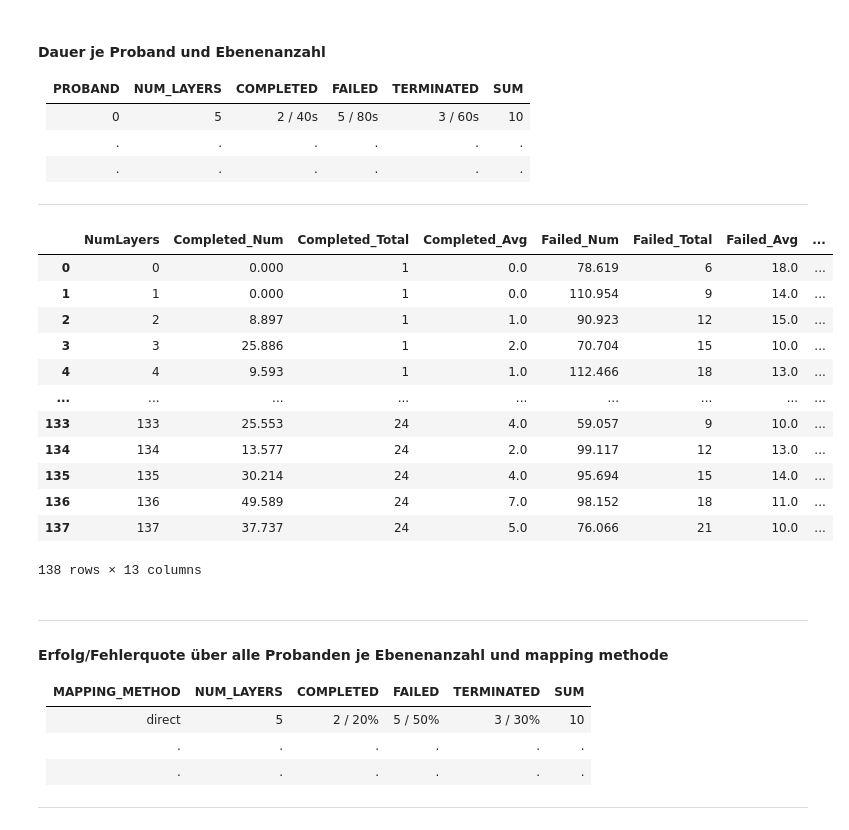
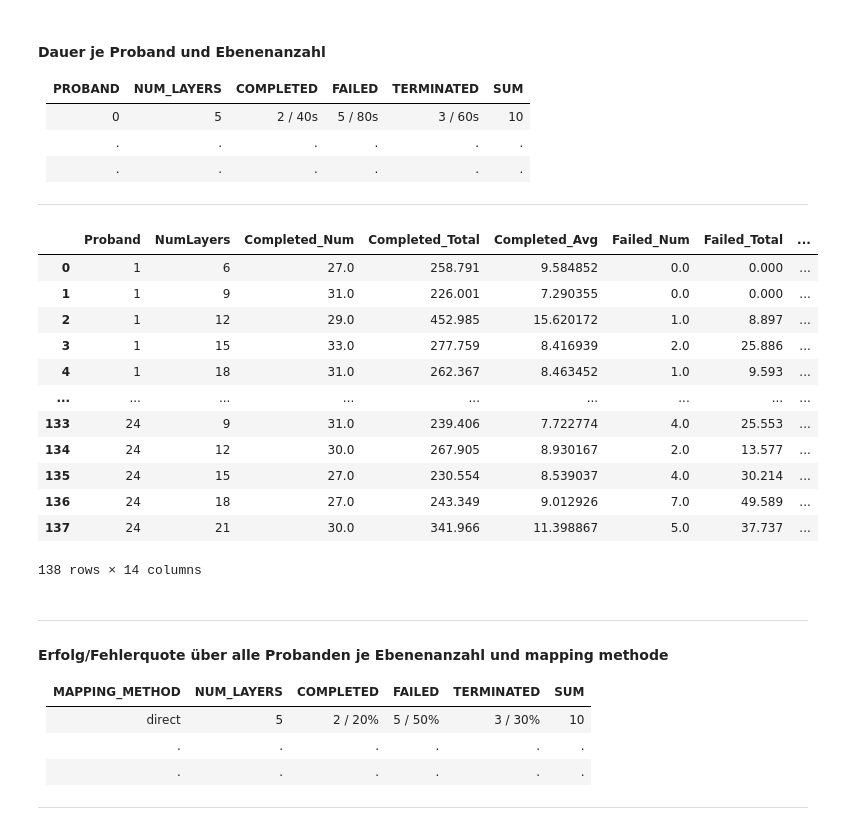
Before and after one commit to visualengineers/reflex-avi2022-results, a Jupyter notebook: code/zelasto study.ipynb, the cells around one changed output. Cells and saved outputs as stored; diff of their text form; code cells hidden in the pictures.

Commit message:
feature: completed extractions for time data

```diff
--- a/code/zelasto study.ipynb
+++ b/code/zelasto study.ipynb
@@ -717,50 +717,52 @@ df_times = pd.DataFrame()
 
 # group all byNumLayers and Result
 # compute sum and count for each combination
 # pivot results into columns
 # flatten groups in between by reset_index
-grouped = df_timeStat.groupby(["Proband", "NumLayers", "Result"])["Duration"].agg(["sum", "count", "mean"]).reset_index().pivot(index=["Proband", "NumLayers"], columns="Result").reset_index()
+grouped = df_timeStat.groupby(["Proband", "NumLayers", "Result"])["Duration"].agg(["sum", "count", "mean"]).reset_index().pivot(index=["Proband", "NumLayers"], columns="Result")# .reset_index()
 m_idx = pd.MultiIndex.from_frame(grouped)
 
-# display(grouped)
+# save index before flattening
+df_times["Proband"] = grouped.index.get_level_values(0)
+df_times["NumLayers"] = grouped.index.get_level_values(1)
+
+grouped = grouped.reset_index()
 
 # now only for formatting and additional sums: extract multi index values
-df_times["NumLayers"] = grouped.index
-
 df_times["Completed_Num"] = m_idx.get_level_values(3).fillna(0)
 df_times["Completed_Total"] = m_idx.get_level_values(0).fillna(0)
 df_times["Completed_Avg"] = m_idx.get_level_values(6).fillna(0)
 
 df_times["Failed_Num"] = m_idx.get_level_values(4).fillna(0)
 df_times["Failed_Total"] = m_idx.get_level_values(1).fillna(0)
 df_times["Failed_Avg"] = m_idx.get_level_values(7).fillna(0)
 
 df_times["Terminated_Num"] = m_idx.get_level_values(5).fillna(0)
 df_times["Terminated_Total"] = m_idx.get_level_values(2).fillna(0)
 df_times["Terminated_Avg"] = m_idx.get_level_values(8).fillna(0)
 
 df_times["Sum_Num"] = df_times["Completed_Num"] + df_times["Failed_Num"] + df_times["Terminated_Num"]
 df_times["Sum_Total"] = df_times["Completed_Total"] + df_times["Failed_Total"] + df_times["Terminated_Total"]
 df_times["All_Avg"] = df_times["Sum_Total"] / df_times["Sum_Num"]
 
 
 display(df_times)
 
 df_times.to_csv(rf'{export}times_subject_layers.csv', sep= ";")
 # %% [output]
-|  | NumLayers | Completed_Num | Completed_Total | Completed_Avg | Failed_Num | Failed_Total | Failed_Avg | ... |
-| 0 | 0 | 0.000 | 1 | 0.0 | 78.619 | 6 | 18.0 | ... |
-| 1 | 1 | 0.000 | 1 | 0.0 | 110.954 | 9 | 14.0 | ... |
-| 2 | 2 | 8.897 | 1 | 1.0 | 90.923 | 12 | 15.0 | ... |
-| 3 | 3 | 25.886 | 1 | 2.0 | 70.704 | 15 | 10.0 | ... |
-| 4 | 4 | 9.593 | 1 | 1.0 | 112.466 | 18 | 13.0 | ... |
+|  | Proband | NumLayers | Completed_Num | Completed_Total | Completed_Avg | Failed_Num | Failed_Total | ... |
+| 0 | 1 | 6 | 27.0 | 258.791 | 9.584852 | 0.0 | 0.000 | ... |
+| 1 | 1 | 9 | 31.0 | 226.001 | 7.290355 | 0.0 | 0.000 | ... |
+| 2 | 1 | 12 | 29.0 | 452.985 | 15.620172 | 1.0 | 8.897 | ... |
+| 3 | 1 | 15 | 33.0 | 277.759 | 8.416939 | 2.0 | 25.886 | ... |
+| 4 | 1 | 18 | 31.0 | 262.367 | 8.463452 | 1.0 | 9.593 | ... |
 | ... | ... | ... | ... | ... | ... | ... | ... | ... |
-| 133 | 133 | 25.553 | 24 | 4.0 | 59.057 | 9 | 10.0 | ... |
-| 134 | 134 | 13.577 | 24 | 2.0 | 99.117 | 12 | 13.0 | ... |
-| 135 | 135 | 30.214 | 24 | 4.0 | 95.694 | 15 | 14.0 | ... |
-| 136 | 136 | 49.589 | 24 | 7.0 | 98.152 | 18 | 11.0 | ... |
-| 137 | 137 | 37.737 | 24 | 5.0 | 76.066 | 21 | 10.0 | ... |
+| 133 | 24 | 9 | 31.0 | 239.406 | 7.722774 | 4.0 | 25.553 | ... |
+| 134 | 24 | 12 | 30.0 | 267.905 | 8.930167 | 2.0 | 13.577 | ... |
+| 135 | 24 | 15 | 27.0 | 230.554 | 8.539037 | 4.0 | 30.214 | ... |
+| 136 | 24 | 18 | 27.0 | 243.349 | 9.012926 | 7.0 | 49.589 | ... |
+| 137 | 24 | 21 | 30.0 | 341.966 | 11.398867 | 5.0 | 37.737 | ... |
-138 rows × 13 columns
+138 rows × 14 columns
 # %% [markdown]
 ---
 #### Erfolg/Fehlerquote über alle Probanden je Ebenenanzahl und mapping methode
```
Also changed, not shown: parts of 6 cells of this notebook, 4 other files.
